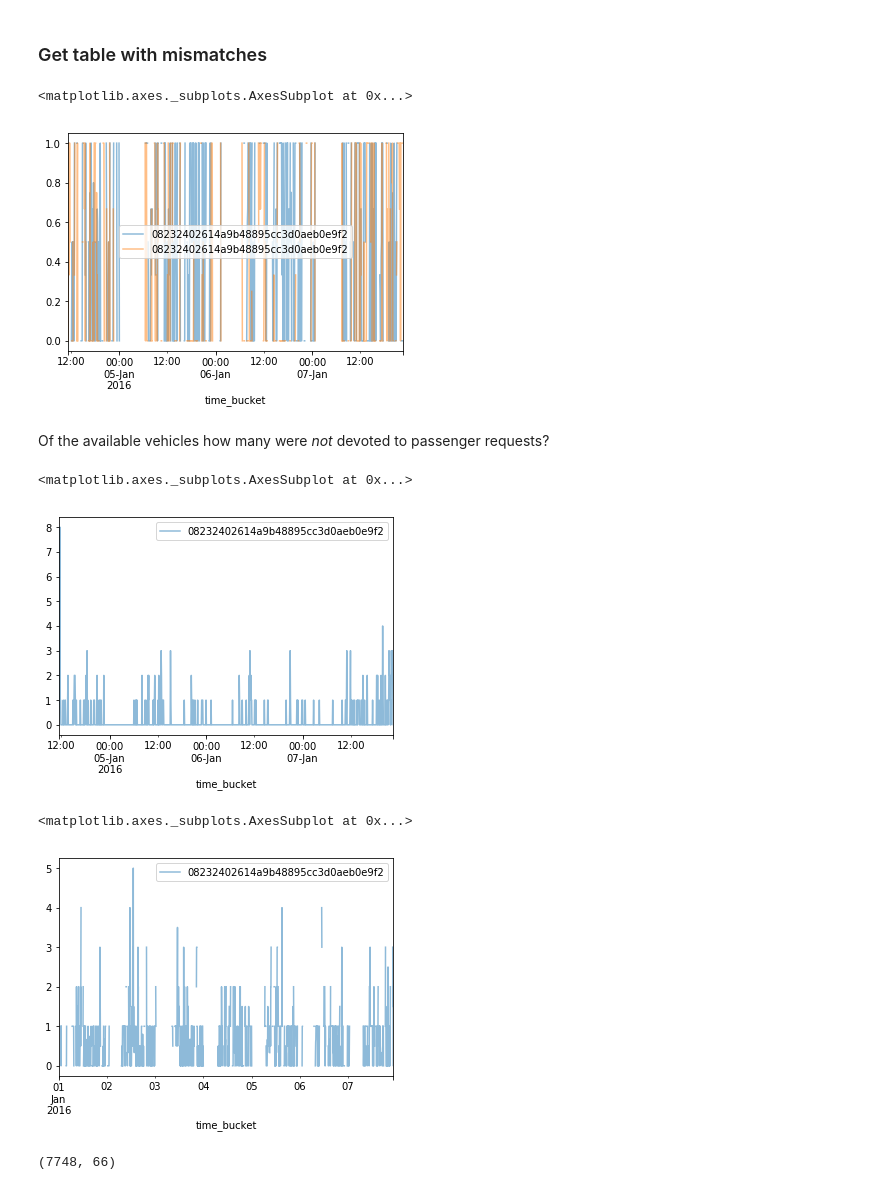
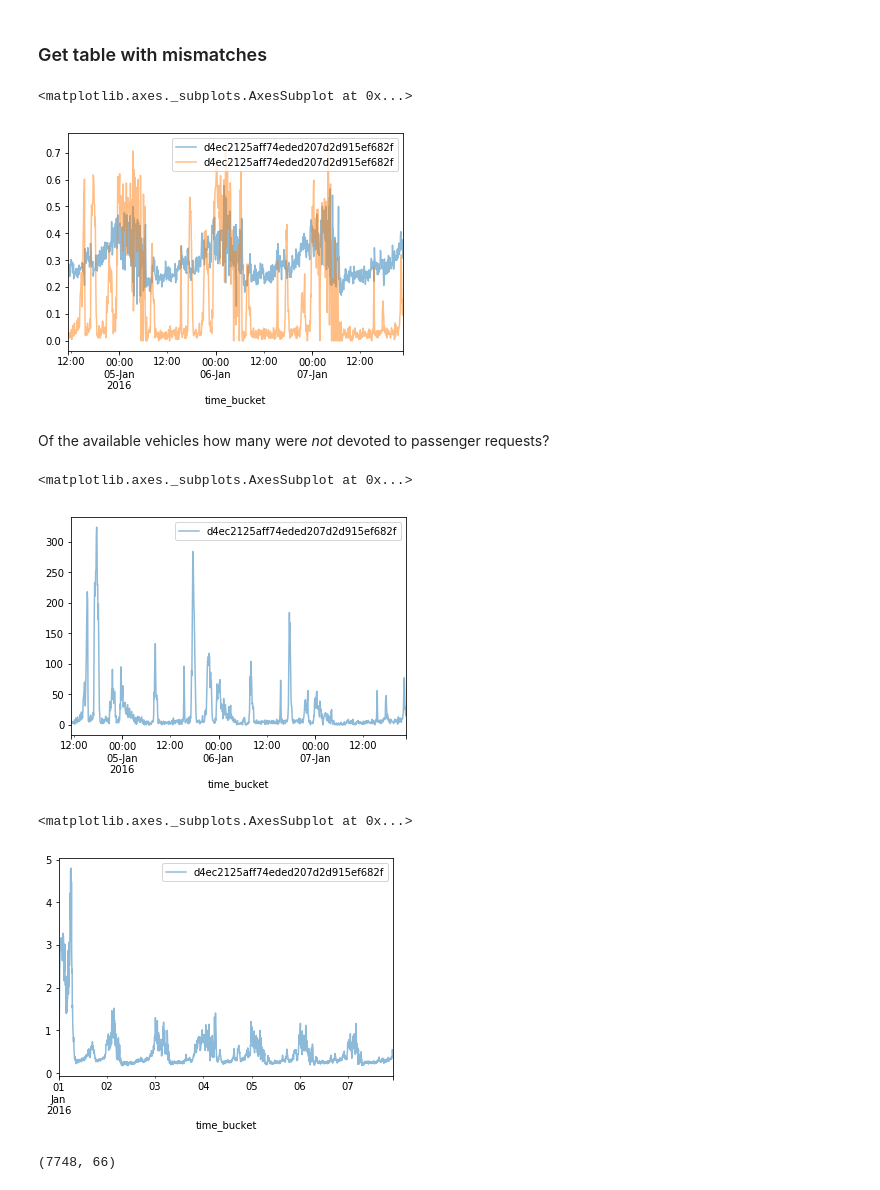
Before and after one commit to huevosabio/cs341, a Jupyter notebook: CountingVehicles.ipynb, the cells around one changed output. Cells and saved outputs as stored; diff of their text form; code cells hidden in the pictures.

```diff
--- a/CountingVehicles.ipynb
+++ b/CountingVehicles.ipynb
@@ -312,21 +312,21 @@ miss_table = pd.pivot_table(miss, index='time_bucket',
 # %%
 frac_miss = (miss_table / (miss_table + paxout_table)) + av_veh - av_veh
 # %%
-s = frac_miss.max().argmax()
+s = miss_table.max().argmax()
 
 #frac_reb.iloc[t0:t1][s].plot(alpha=0.5, legend=True)
 #frac_stayin.iloc[t0:t1][s].plot(alpha=0.5, legend = True)
 #frac_paxin.iloc[t0:t1][s].plot(alpha=0.5, legend = True)
 #frac_starts.iloc[t0:t1][s].plot(alpha=0.5, legend = True)
 
 
 frac_paxout.iloc[t0:t1][s].plot(alpha=0.5, legend = True)
 #frac_rebout.iloc[t0:t1][s].plot(alpha=0.5, legend = True)
 
 frac_miss.iloc[t0:t1][s].plot(alpha=0.5, legend = True)
 # %% [output]
 <matplotlib.axes._subplots.AxesSubplot at 0x...>
-[figure, old version]
+[figure, new version]
 # %% [markdown]
 Of the available vehicles how many were _not_ devoted to passenger requests?
 # %%
@@ -339,14 +339,14 @@ nonr_frac = nonreq_table / av_veh
 miss_table.iloc[t0:t1][s].plot(alpha=0.5, legend = True)
 # %% [output]
 <matplotlib.axes._subplots.AxesSubplot at 0x...>
-[figure, old version]
+[figure, new version]
 # %%
 #frac_paxout.iloc[t0:t1][s].plot(alpha=0.5, legend = True)
 #nonr_frac.iloc[t0:t1][s].plot(alpha=0.5, legend = True)
 req_frac.iloc[:t1][s].plot(alpha=0.5, legend = True)
 # %% [output]
 <matplotlib.axes._subplots.AxesSubplot at 0x...>
-[figure, old version]
+[figure, new version]
 # %%
 frac_miss.shape
 # %% [output]
```
Also changed, not shown: parts of 6 cells of this notebook, 24 other files.
